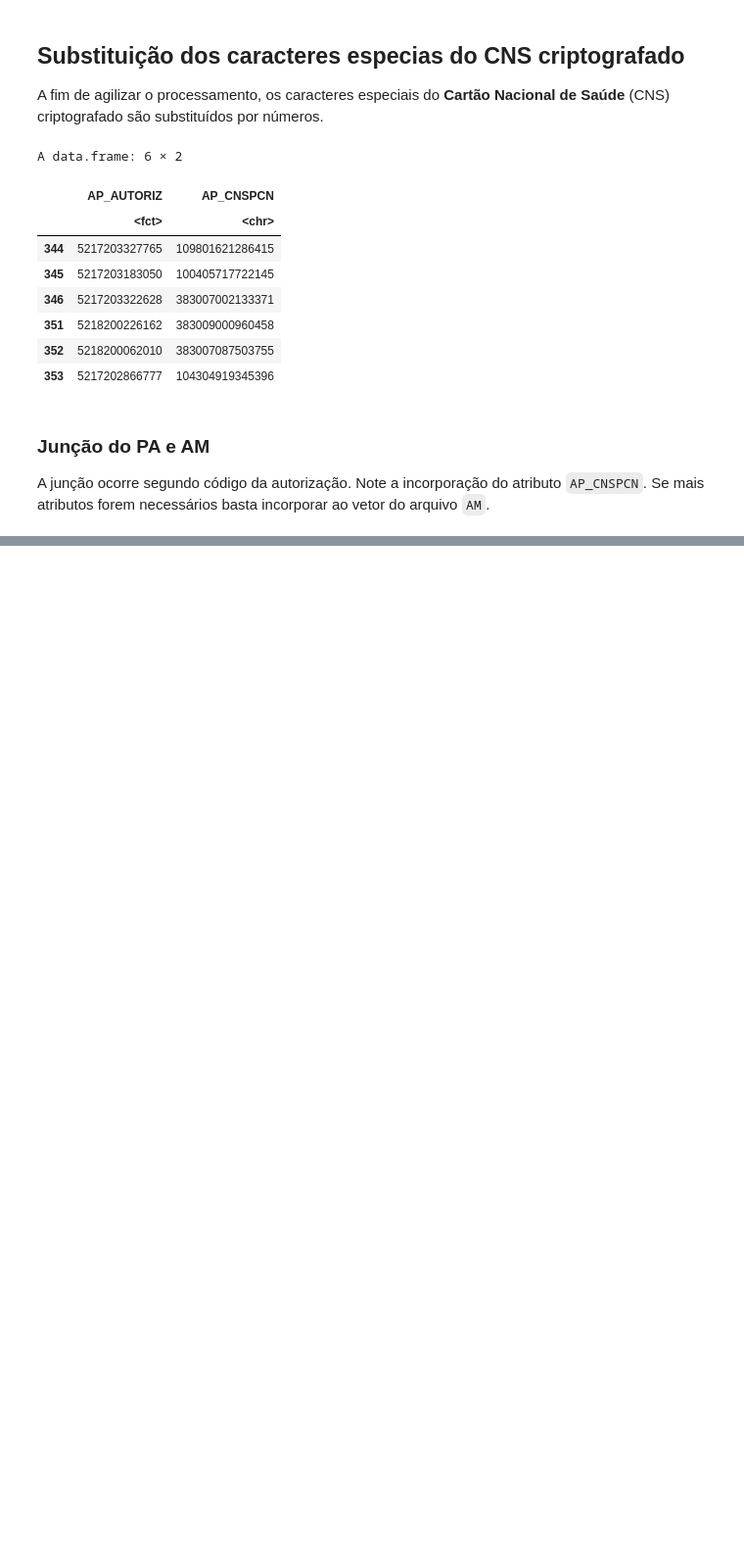
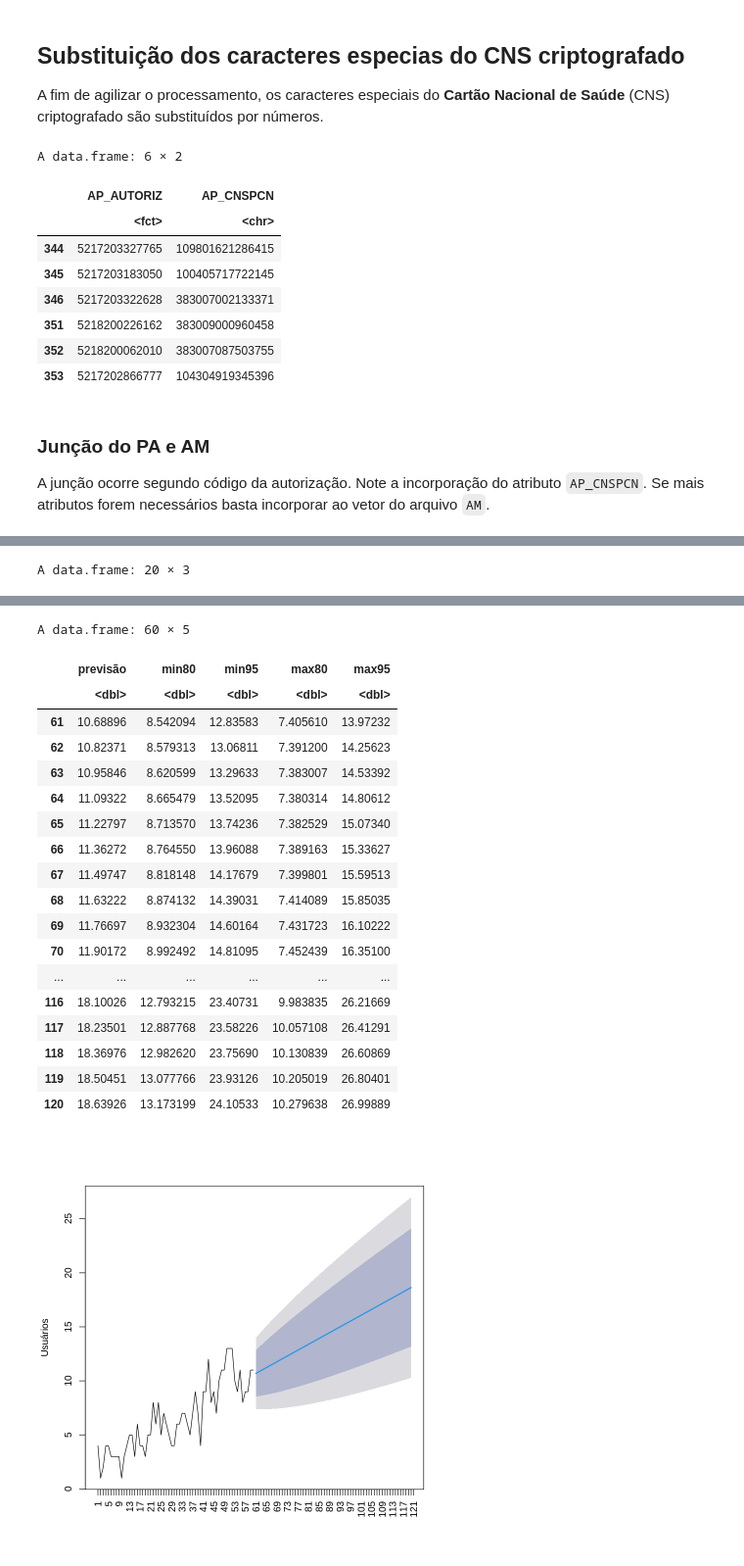
Before and after one commit to labxss/curso_r, a Jupyter notebook: dbc2csv_cuso_r.ipynb, the cells around one changed output, grey strips where cells are left out. Shown at 98% size. Saved outputs shown, nothing was run; the diff lists cells and outputs as text; code cells hidden in the pictures; blank space fills up the shorter version.

```diff
--- a/dbc2csv_cuso_r.ipynb
+++ b/dbc2csv_cuso_r.ipynb
@@ -440,0 +814,35 @@ A data.frame: 6 × 12
+# %%
+usuarios=aggregate(
+  AP_CNSPCN ~ PA_CMP + medicamento,
+  data = subset(
+      paam_atendimento,
+      medicamento == 'ADA'
+    ),
+  function(x) length(unique(x))
+)
+tail(usuarios,20)
+
+arima_data=forecast(auto.arima(
+    usuarios$AP_CNSPCN,
+    allowmean = TRUE
+  ), h = 60)
+
+plot(
+  arima_data,
+  xlab = "",
+  ylab = "Usuários",
+  main = "",
+  las = 3  ,
+  xaxt = 'n'
+)
+
+axis(1,
+     at = 1:(nrow(total)+61),
+     labels = 1:(nrow(total)+61),
+     las = 3)
+
+arima_data=as.data.frame(arima_data)
+colnames(arima_data)=c("previsão","min80","min95","max80","max95")
+tail(arima_data,60)
+# %% [output]
+A data.frame: 20 × 3
@@ -440,0 +867,20 @@ A data.frame: 6 × 12
+A data.frame: 60 × 5
+|  | previsão | min80 | min95 | max80 | max95 |
+|  | <dbl> | <dbl> | <dbl> | <dbl> | <dbl> |
+| 61 | 10.68896 | 8.542094 | 12.83583 | 7.405610 | 13.97232 |
+| 62 | 10.82371 | 8.579313 | 13.06811 | 7.391200 | 14.25623 |
+| 63 | 10.95846 | 8.620599 | 13.29633 | 7.383007 | 14.53392 |
+| 64 | 11.09322 | 8.665479 | 13.52095 | 7.380314 | 14.80612 |
+| 65 | 11.22797 | 8.713570 | 13.74236 | 7.382529 | 15.07340 |
+| 66 | 11.36272 | 8.764550 | 13.96088 | 7.389163 | 15.33627 |
+| 67 | 11.49747 | 8.818148 | 14.17679 | 7.399801 | 15.59513 |
+| 68 | 11.63222 | 8.874132 | 14.39031 | 7.414089 | 15.85035 |
+| 69 | 11.76697 | 8.932304 | 14.60164 | 7.431723 | 16.10222 |
+| 70 | 11.90172 | 8.992492 | 14.81095 | 7.452439 | 16.35100 |
+| ... | ... | ... | ... | ... | ... |
+| 116 | 18.10026 | 12.793215 | 23.40731 | 9.983835 | 26.21669 |
+| 117 | 18.23501 | 12.887768 | 23.58226 | 10.057108 | 26.41291 |
+| 118 | 18.36976 | 12.982620 | 23.75690 | 10.130839 | 26.60869 |
+| 119 | 18.50451 | 13.077766 | 23.93126 | 10.205019 | 26.80401 |
+| 120 | 18.63926 | 13.173199 | 24.10533 | 10.279638 | 26.99889 |
+[figure, added]
```
Also changed, not shown: parts of 24 cells of this notebook.
